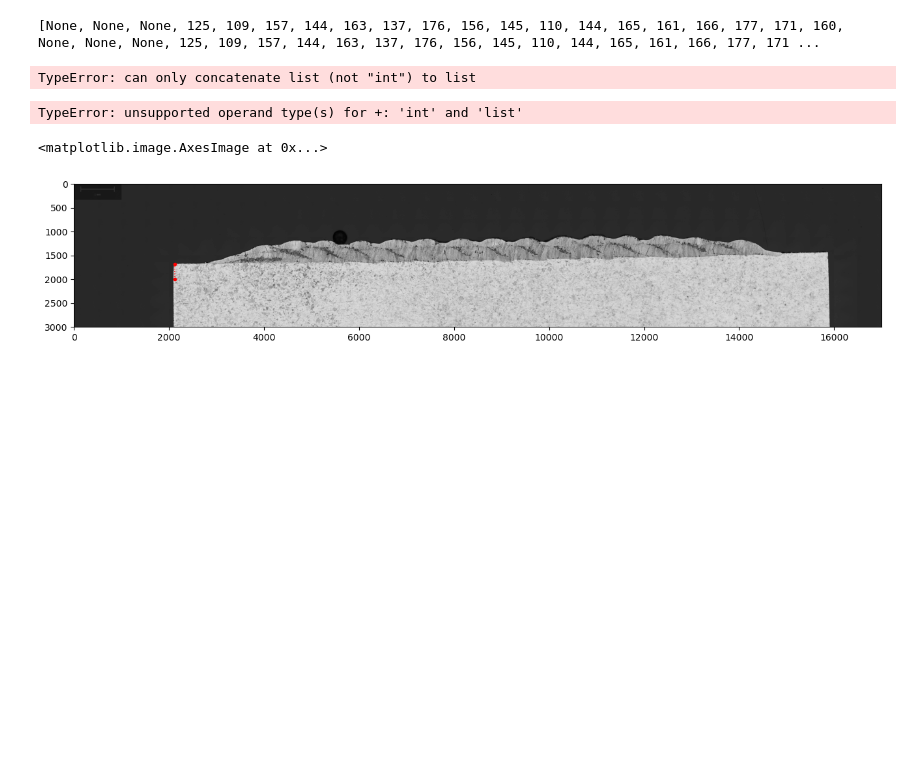
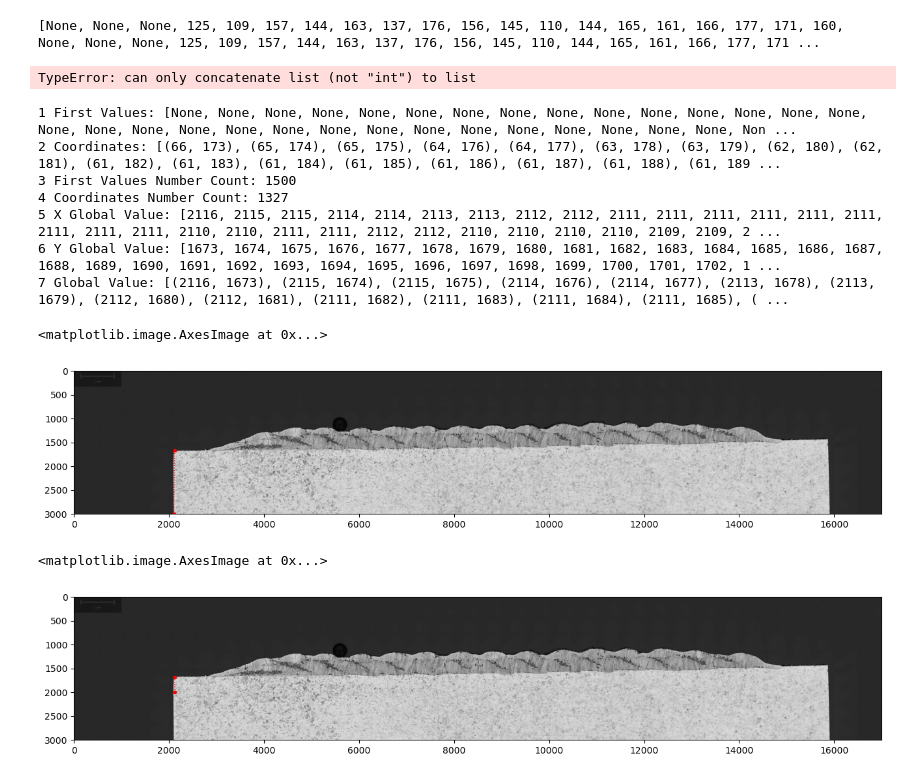
Before and after one commit to arshanabbas/Code-FabianTask3, a Jupyter notebook: test.ipynb, the cells around one changed output. Saved outputs shown, nothing was run; the diff lists cells and outputs as text; code cells hidden in the pictures; blank space fills up the shorter version.

```diff
--- a/test.ipynb
+++ b/test.ipynb
@@ -248,37 +248,56 @@ coordinates = []
 first_values = []
 coord = []
 
 for y, row in enumerate(selected_portions):
     found = False
     for x, value in enumerate(row):
         if value > threshold:
             first_values.append(value)
             coordinates.append((x, y))
             found = True
             break
     if not found:
         first_values.append(None)
         coordinates.append(None)
 
 #select only values which are not None
 coordinates = [coord for coord in coordinates if coord is not None]
 first_values_x_local = [coord[0] for coord in coordinates]
 first_values_y_local = [coord[1] for coord in coordinates]
 
 first_values_x_global = [x + x_start for x in first_values_x_local]
-first_values_y_global = y_start + first_values_y_local
+first_values_y_global = [y + y_start for y in first_values_y_local]
+global_coordinates = list(zip(first_values_x_global, first_values_y_global))
 
-print("1 First Values:",first_values)
+print("1 First Values:", first_values)
 
 print("2 Coordinates:", coordinates)
 
 num_first_values = len(first_values)
 print("3 First Values Number Count:", num_first_values)
 
 num_coordinates_count = len(coordinates)
-print("4 Coordinates Number Count:",num_coordinates_count)
+print("4 Coordinates Number Count:", num_coordinates_count)
+
+print("5 X Global Value:", first_values_x_global)
+
+print("6 Y Global Value:", first_values_y_global)
+
+print("7 Global Value:", global_coordinates)
+
+fig = plt.figure(figsize=(16, 12))  # Adjust the numbers as needed
+plt.plot([first_values_x_global[0], first_values_x_global[-1]], [first_values_y_global[0], first_values_y_global[-1]], marker='.', linestyle=':', linewidth=1, color='red')
+plt.imshow(image, cmap='gray')
 # %% [output]
-TypeError: unsupported operand type(s) for +: 'int' and 'list'
+1 First Values: [None, None, None, None, None, None, None, None, None, None, None, None, None, None, None, None, None, None, None, None, None, None, None, None, None, None, None, None, None, None, Non ...
+2 Coordinates: [(66, 173), (65, 174), (65, 175), (64, 176), (64, 177), (63, 178), (63, 179), (62, 180), (62, 181), (61, 182), (61, 183), (61, 184), (61, 185), (61, 186), (61, 187), (61, 188), (61, 189 ...
+3 First Values Number Count: 1500
+4 Coordinates Number Count: 1327
+5 X Global Value: [2116, 2115, 2115, 2114, 2114, 2113, 2113, 2112, 2112, 2111, 2111, 2111, 2111, 2111, 2111, 2111, 2111, 2111, 2110, 2110, 2111, 2111, 2112, 2112, 2110, 2110, 2110, 2110, 2109, 2109, 2 ...
+6 Y Global Value: [1673, 1674, 1675, 1676, 1677, 1678, 1679, 1680, 1681, 1682, 1683, 1684, 1685, 1686, 1687, 1688, 1689, 1690, 1691, 1692, 1693, 1694, 1695, 1696, 1697, 1698, 1699, 1700, 1701, 1702, 1 ...
+7 Global Value: [(2116, 1673), (2115, 1674), (2115, 1675), (2114, 1676), (2114, 1677), (2113, 1678), (2113, 1679), (2112, 1680), (2112, 1681), (2111, 1682), (2111, 1683), (2111, 1684), (2111, 1685), ( ...
+<matplotlib.image.AxesImage at 0x...>
+[figure, added]
 # %%
 image = cv2.cvtColor(image_original, cv2.COLOR_BGR2GRAY)
 
```
